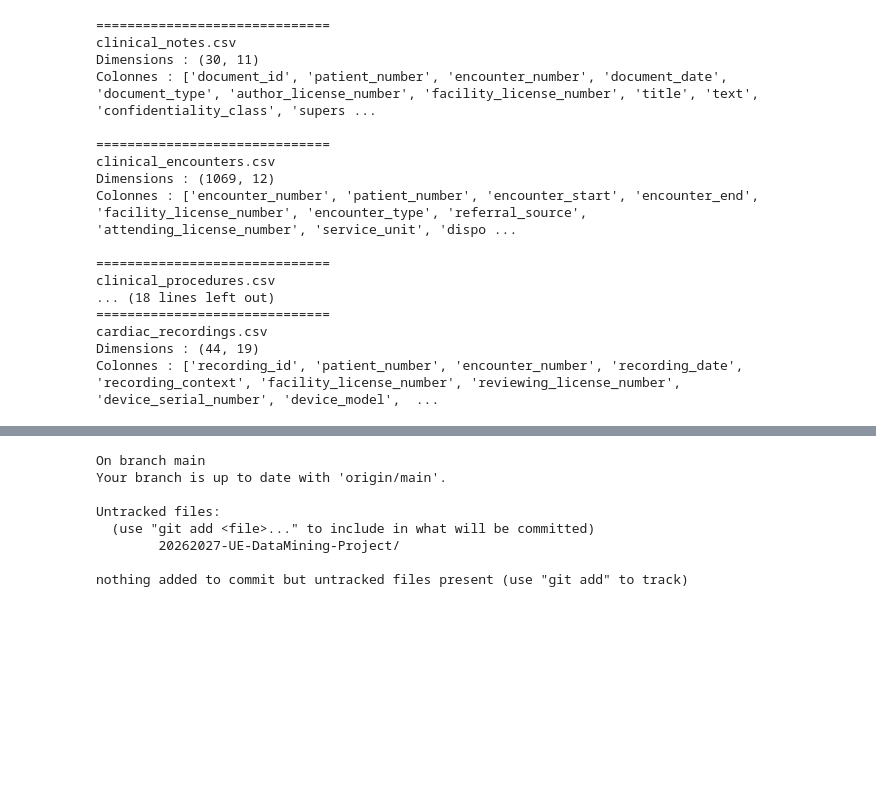
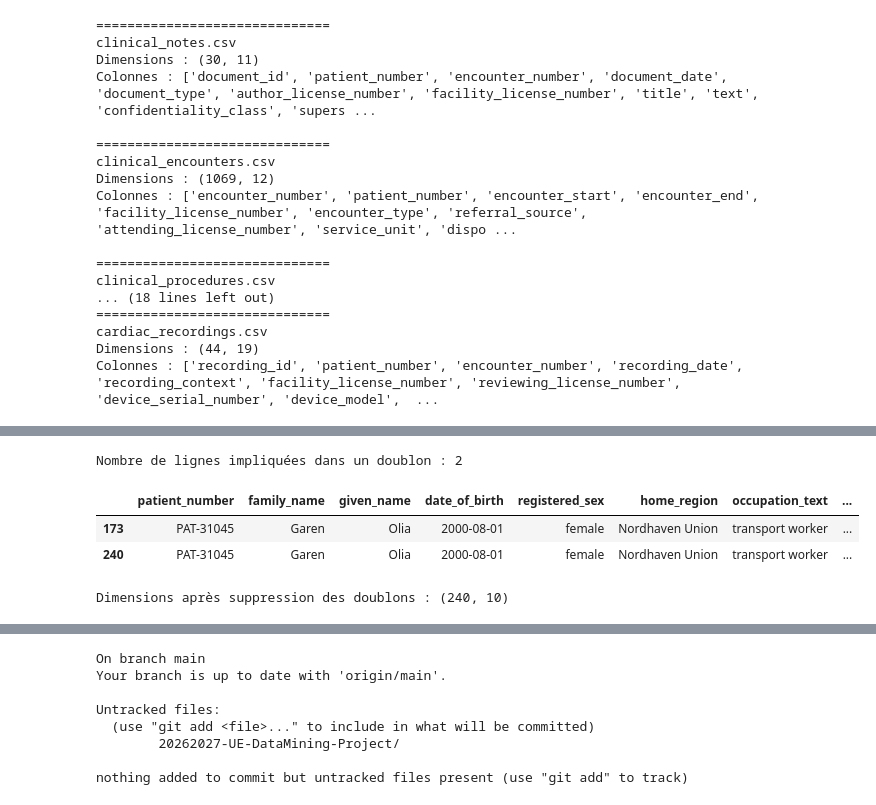
Before and after one commit to Sheik-info/20262027-UE-DataMining-Project, a Jupyter notebook: Base_notebook_to_complete.ipynb, the cells around one changed output, grey strips where cells are left out. Saved outputs shown, nothing was run; the diff lists cells and outputs as text; code cells hidden in the pictures; blank space fills up the shorter version.

```diff
--- a/Base_notebook_to_complete.ipynb
+++ b/Base_notebook_to_complete.ipynb
@@ -120,0 +152,16 @@ Colonnes : ['recording_id', 'patient_number', 'encounter_number', 'recording_dat
+# %%
+# Identification des lignes dupliquées (toutes colonnes identiques)
+doublons = pa[pa.duplicated(keep=False)]
+print(f"Nombre de lignes impliquées dans un doublon : {len(doublons)}")
+doublons
+# %% [output]
+Nombre de lignes impliquées dans un doublon : 2
+|  | patient_number | family_name | given_name | date_of_birth | registered_sex | home_region | occupation_text | ... |
+| 173 | PAT-31045 | Garen | Olia | 2000-08-01 | female | Nordhaven Union | transport worker | ... |
+| 240 | PAT-31045 | Garen | Olia | 2000-08-01 | female | Nordhaven Union | transport worker | ... |
+# %%
+# Suppression du doublon détecté, réinitialisation de l'index
+pa = pa.drop_duplicates().reset_index(drop=True)
+print(f"Dimensions après suppression des doublons : {pa.shape}")
+# %% [output]
+Dimensions après suppression des doublons : (240, 10)
```
Also changed, not shown: parts of 23 cells of this notebook.
